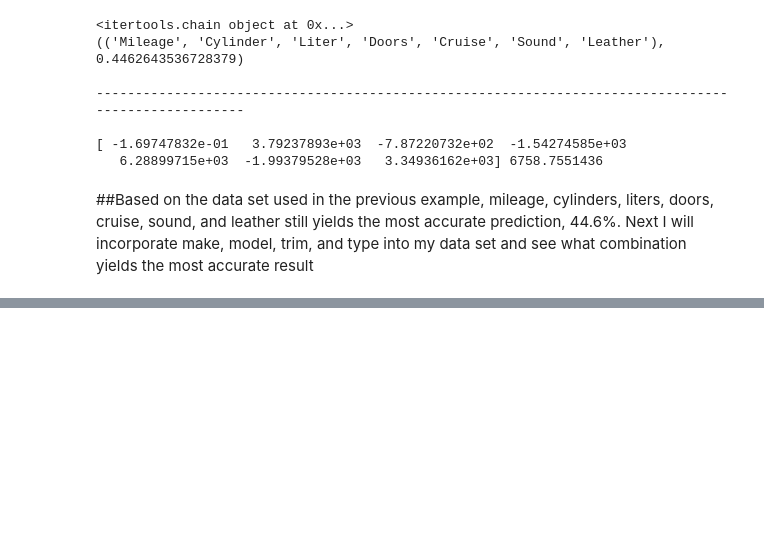
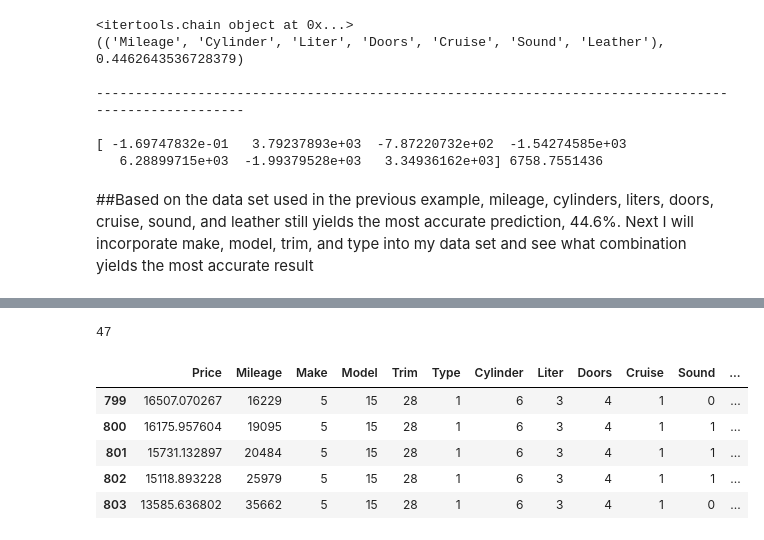
Before and after one commit to lancekrogers/linear-regression, a Jupyter notebook: How Much is Your Car Worth.ipynb, the cells around one changed output, grey strips where cells are left out. Cells and saved outputs as stored; diff of their text form; code cells hidden in the pictures; blank space fills up the shorter version.

```diff
--- a/How Much is Your Car Worth.ipynb
+++ b/How Much is Your Car Worth.ipynb
@@ -246,4 +276,7 @@ model_d = get_dict(model)
 car_Trim = set_two.sort('Trim')
 trim = car_Trim.groupby('Trim')
 trim_d = get_dict(trim)
+len(trim_d)
+# %% [output]
+47
 # %%
@@ -251 +284,11 @@ set_two = set_two.replace({'Type': type_d, 'Make': make_d, 'Model': model_d, 'Tr
                            })
+# %%
+final_data = final_data.dropna()
+final_data.tail()
+# %% [output]
+|  | Price | Mileage | Make | Model | Trim | Type | Cylinder | Liter | Doors | Cruise | Sound | ... |
+| 799 | 16507.070267 | 16229 | 5 | 15 | 28 | 1 | 6 | 3 | 4 | 1 | 0 | ... |
+| 800 | 16175.957604 | 19095 | 5 | 15 | 28 | 1 | 6 | 3 | 4 | 1 | 1 | ... |
+| 801 | 15731.132897 | 20484 | 5 | 15 | 28 | 1 | 6 | 3 | 4 | 1 | 1 | ... |
+| 802 | 15118.893228 | 25979 | 5 | 15 | 28 | 1 | 6 | 3 | 4 | 1 | 1 | ... |
+| 803 | 13585.636802 | 35662 | 5 | 15 | 28 | 1 | 6 | 3 | 4 | 1 | 0 | ... |
```
Also changed, not shown: parts of 9 cells of this notebook.
